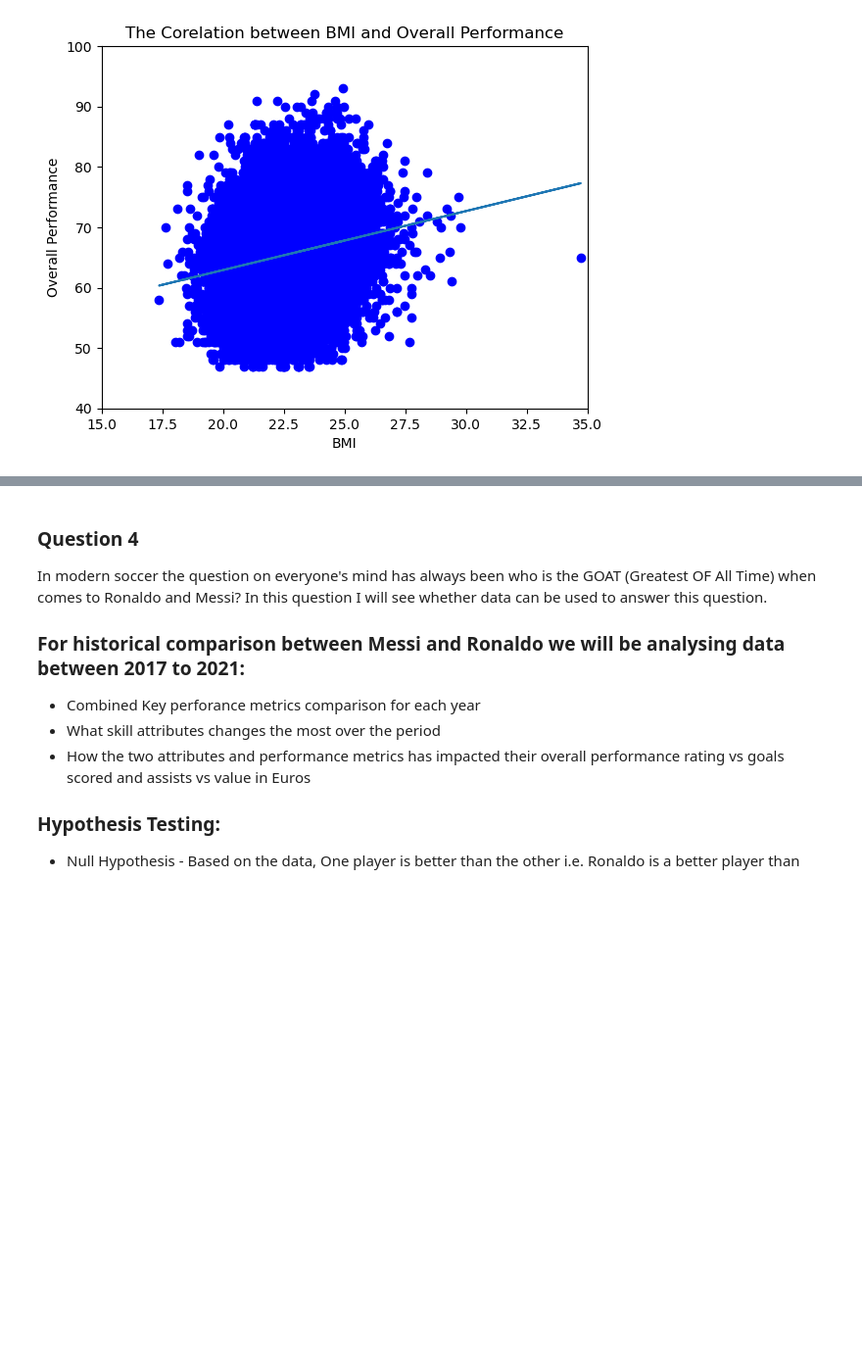
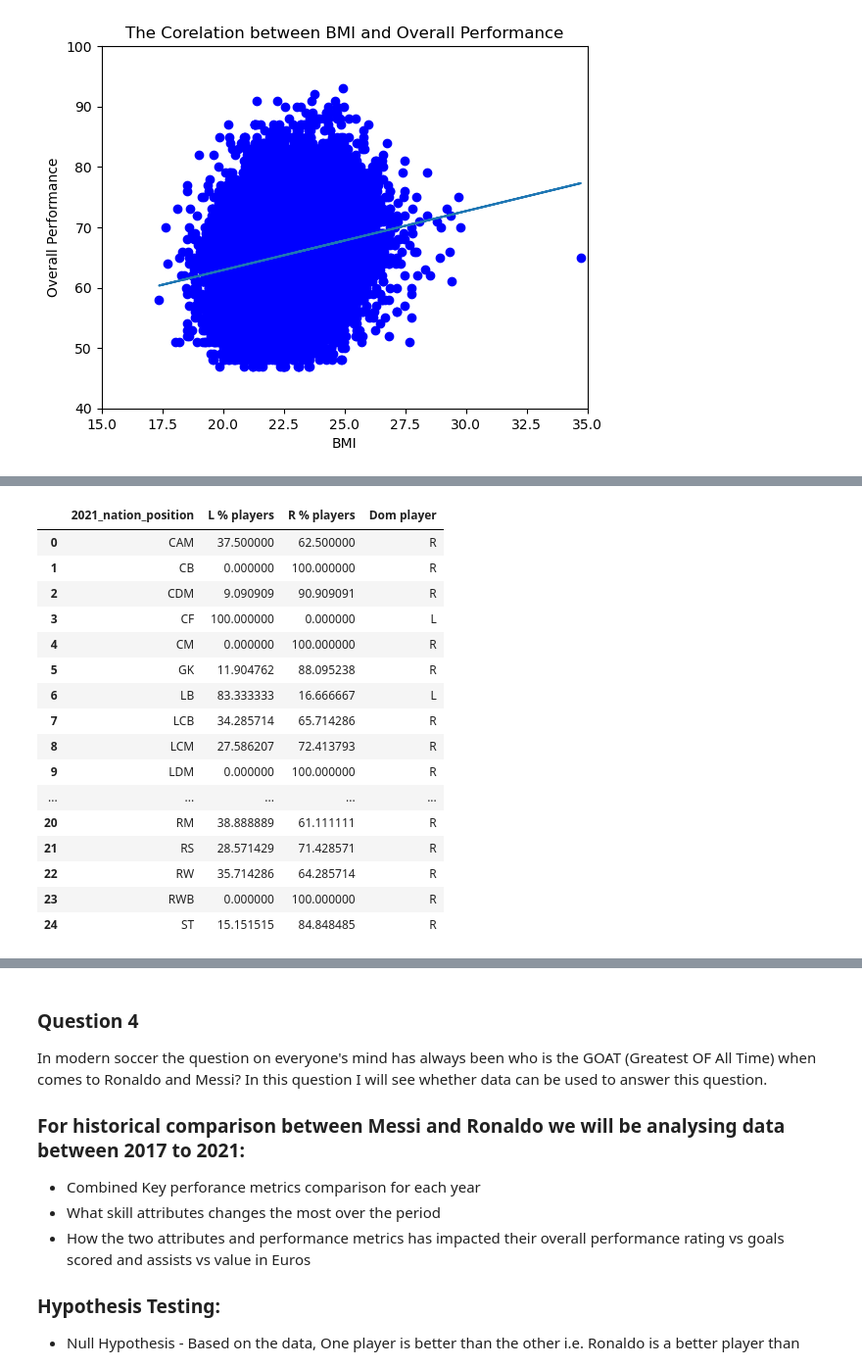
Before and after one commit to Misscoffeecassie/Group-2, a Jupyter notebook: Project_1_Group_2_FIFA_Players.ipynb, the cells around one changed output, grey strips where cells are left out. Shown at 98% size. Drawn from its saved outputs; the diff is of its cells as text; code cells hidden in the pictures; blank space fills up the shorter version.

```diff
--- a/Project_1_Group_2_FIFA_Players.ipynb
+++ b/Project_1_Group_2_FIFA_Players.ipynb
@@ -418,0 +436,16 @@ NameError: name 'st' is not defined
+# %%
+# Import the data from the csv
+players_2017 = pd.read_csv("data/players_17.csv")
+players_2021 = pd.read_csv("data/players_21.csv")
+
+
+players_2017= players_2017.add_prefix("2017_")
+players_2021= players_2021.add_prefix("2021_")
+
+# Merge the dataframes together
+players_all= pd.merge(players_2017, players_2021, left_on='2017_sofifa_id', right_on='2021_sofifa_id')
+players = players_all.drop(['2017_sofifa_id', '2021_sofifa_id'], axis=1)
+
+# Select the top 5% of the players
+five_percent = round(len(players)/100*5)
+top_players = players.head(five_percent)
@@ -418,0 +502,35 @@ NameError: name 'st' is not defined
+# %%
+# Remove substitue players from the dataset
+players_all = players_all.loc[players_all["2021_nation_position"] != 'SUB']
+
+# Summarise the foot preference data
+left_vs_right= pd.pivot_table(players_all, values='2021_sofifa_id', index=['2021_nation_position'],
+                       columns=['2021_preferred_foot'], aggfunc='count',fill_value=0).sort_values(by=['2021_nation_position'],ascending=True)
+
+left_vs_right.columns = left_vs_right.columns.to_flat_index()
+
+# Save the data into a dataframe
+l_vs_r = pd.DataFrame()
+l_vs_r['L % players'] = left_vs_right['Left']/(left_vs_right['Left']+left_vs_right['Right'])*100
+l_vs_r['R % players'] = left_vs_right['Right']/(left_vs_right['Left']+left_vs_right['Right'])*100
+l_vs_r['Dom player'] = np.where(l_vs_r['L % players']>l_vs_r['R % players'], 'L' ,'R')
+l_vs_r =l_vs_r.reset_index()
+l_vs_r
+# %% [output]
+|  | 2021_nation_position | L % players | R % players | Dom player |
+| 0 | CAM | 37.500000 | 62.500000 | R |
+| 1 | CB | 0.000000 | 100.000000 | R |
+| 2 | CDM | 9.090909 | 90.909091 | R |
+| 3 | CF | 100.000000 | 0.000000 | L |
+| 4 | CM | 0.000000 | 100.000000 | R |
+| 5 | GK | 11.904762 | 88.095238 | R |
+| 6 | LB | 83.333333 | 16.666667 | L |
+| 7 | LCB | 34.285714 | 65.714286 | R |
+| 8 | LCM | 27.586207 | 72.413793 | R |
+| 9 | LDM | 0.000000 | 100.000000 | R |
+| ... | ... | ... | ... | ... |
+| 20 | RM | 38.888889 | 61.111111 | R |
+| 21 | RS | 28.571429 | 71.428571 | R |
+| 22 | RW | 35.714286 | 64.285714 | R |
+| 23 | RWB | 0.000000 | 100.000000 | R |
+| 24 | ST | 15.151515 | 84.848485 | R |
```
Also changed, not shown: parts of 9 cells of this notebook, 8 other files.
